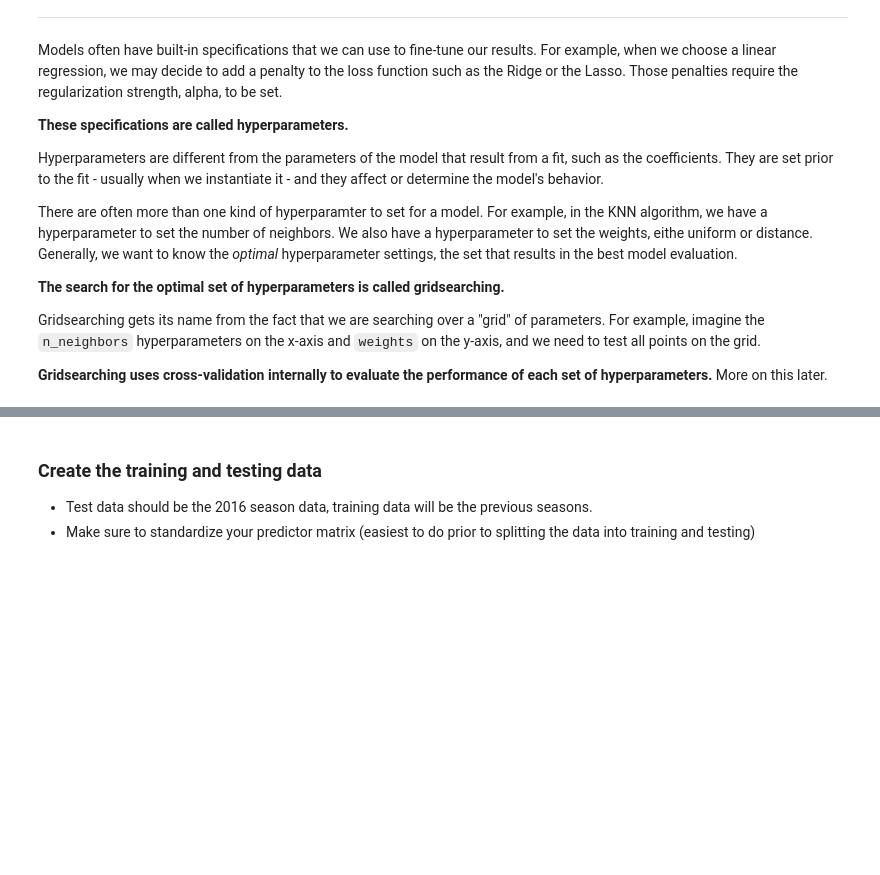
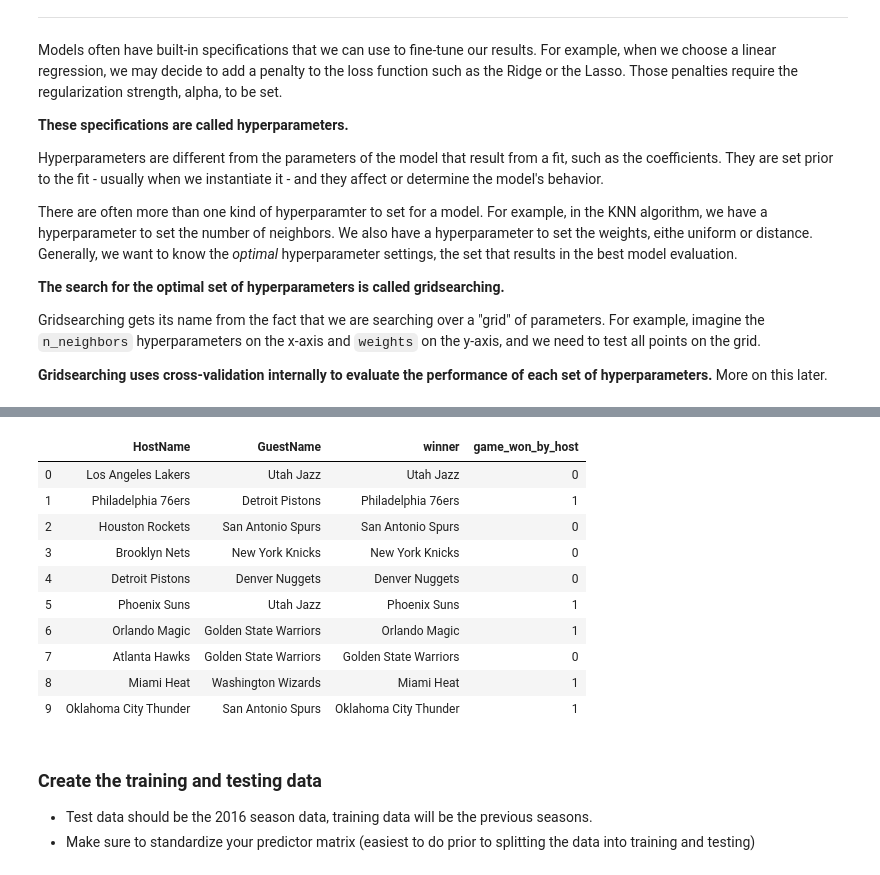
Before and after one commit to persocom01/GA-lessons, a Jupyter notebook: 4.05-optimization-gridsearch_hyperparameters-lesson/introduction-to-gridsearching-hyperparameters.ipynb, the cells around one changed output, grey strips where cells are left out. Saved outputs shown, nothing was run; the diff lists cells and outputs as text; code cells hidden in the pictures; blank space fills up the shorter version.

```diff
--- a/4.05-optimization-gridsearch_hyperparameters-lesson/introduction-to-gridsearching-hyperparameters.ipynb
+++ b/4.05-optimization-gridsearch_hyperparameters-lesson/introduction-to-gridsearching-hyperparameters.ipynb
@@ -88,0 +97,17 @@ data = pd.read_csv('./datasets/basketball_data.csv')
+# %%
+import numpy as np
+data['game_won_by_host'] = np.where(data['HostName'] == data['winner'], 1, 0)
+# %%
+data[['HostName', 'GuestName', 'winner', 'game_won_by_host']].head(10)
+# %% [output]
+|  | HostName | GuestName | winner | game_won_by_host |
+| 0 | Los Angeles Lakers | Utah Jazz | Utah Jazz | 0 |
+| 1 | Philadelphia 76ers | Detroit Pistons | Philadelphia 76ers | 1 |
+| 2 | Houston Rockets | San Antonio Spurs | San Antonio Spurs | 0 |
+| 3 | Brooklyn Nets | New York Knicks | New York Knicks | 0 |
+| 4 | Detroit Pistons | Denver Nuggets | Denver Nuggets | 0 |
+| 5 | Phoenix Suns | Utah Jazz | Phoenix Suns | 1 |
+| 6 | Orlando Magic | Golden State Warriors | Orlando Magic | 1 |
+| 7 | Atlanta Hawks | Golden State Warriors | Golden State Warriors | 0 |
+| 8 | Miami Heat | Washington Wizards | Miami Heat | 1 |
+| 9 | Oklahoma City Thunder | San Antonio Spurs | Oklahoma City Thunder | 1 |
```
Also changed, not shown: parts of 31 cells of this notebook.
